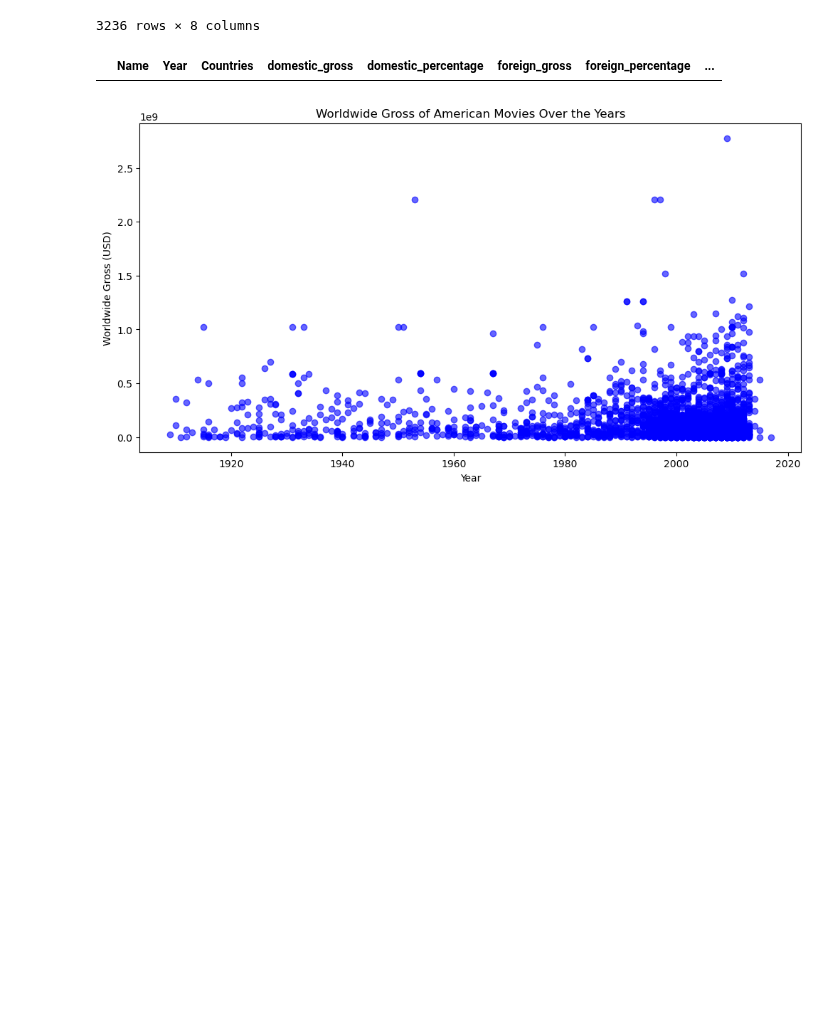
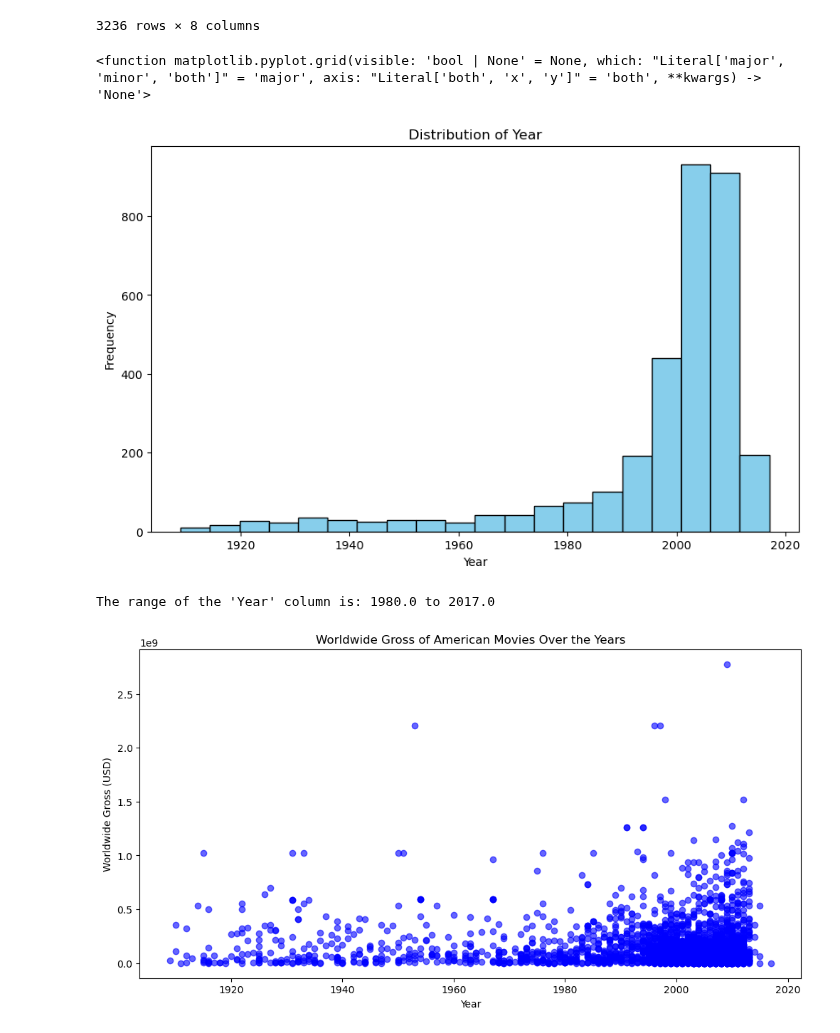
Before and after one commit to epfl-ada/ada-2024-project-thelordsofdata, a Jupyter notebook: src/data/initial_analysis.ipynb, the cells around one changed output. Drawn from its saved outputs; the diff is of its cells as text; code cells hidden in the pictures; blank space fills up the shorter version.

```diff
--- a/src/data/initial_analysis.ipynb
+++ b/src/data/initial_analysis.ipynb
@@ -55,11 +62,24 @@ df_gross
 | 84941 | zoolander | 2001.0 | united states of america, austral... | 45172250.0 | 0.743197 | 15608731.0 | 0.256803 | ... |
 | 84943 | zoom | 2006.0 | united states of america | 11989328.0 | 0.958672 | 516860.0 | 0.041328 | ... |
 3236 rows × 8 columns
-# %%
-df_extracted = df_gross[(df_gross['foreign_percentage'] > 1) | (df_gross['domestic_percentage'] > 1)]
-df_extracted
-# %% [output]
-|  | Name | Year | Countries | domestic_gross | domestic_percentage | foreign_gross | foreign_percentage | ... |
+# %%
+# Plot the histogram for the 'Year' column
+plt.figure(figsize=(10, 6))
+plt.hist(df_gross['Year'].dropna(), bins=20, edgecolor='black', color='skyblue')
+plt.title('Distribution of Year')
+plt.xlabel('Year')
+plt.ylabel('Frequency')
+plt.grid
+# %% [output]
+<function matplotlib.pyplot.grid(visible: 'bool | None' = None, which: "Literal['major', 'minor', 'both']" = 'major', axis: "Literal['both', 'x', 'y']" = 'both', **kwargs) -> 'None'>
+[figure, added]
+# %%
+year_min = df_gross['Year'].min()
+year_max = df_gross['Year'].max()
+
+print(f"The range of the 'Year' column is: {year_min} to {year_max}")
+# %% [output]
+The range of the 'Year' column is: 1980.0 to 2017.0
 # %%
 # Create the scatter plot
 plt.figure(figsize=(12, 6))
```
Also changed, not shown: parts of 5 cells of this notebook.
